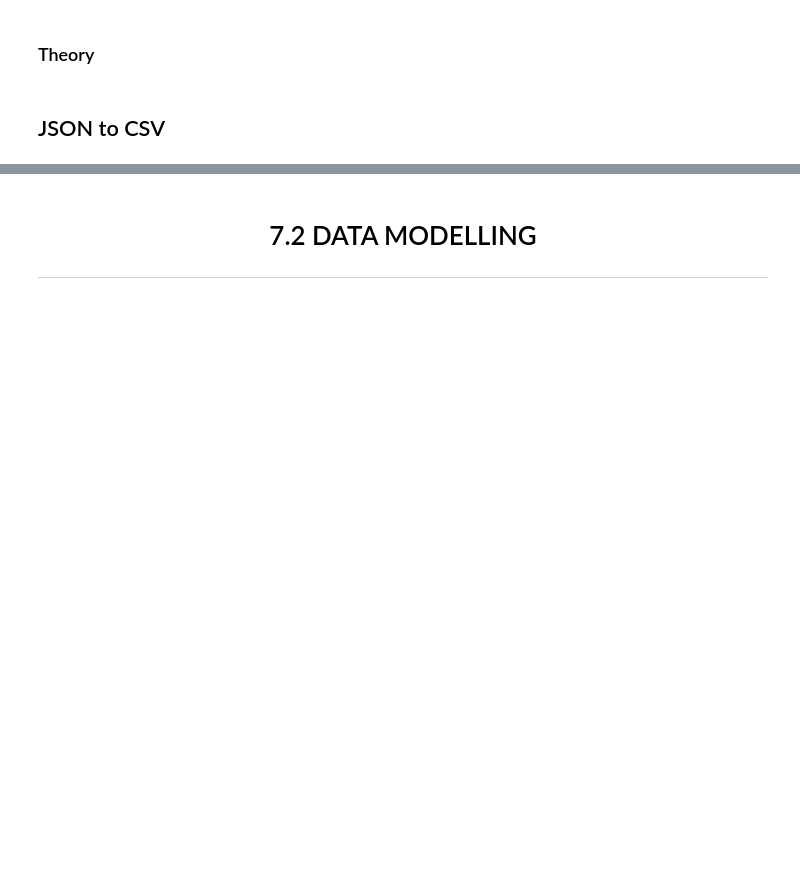
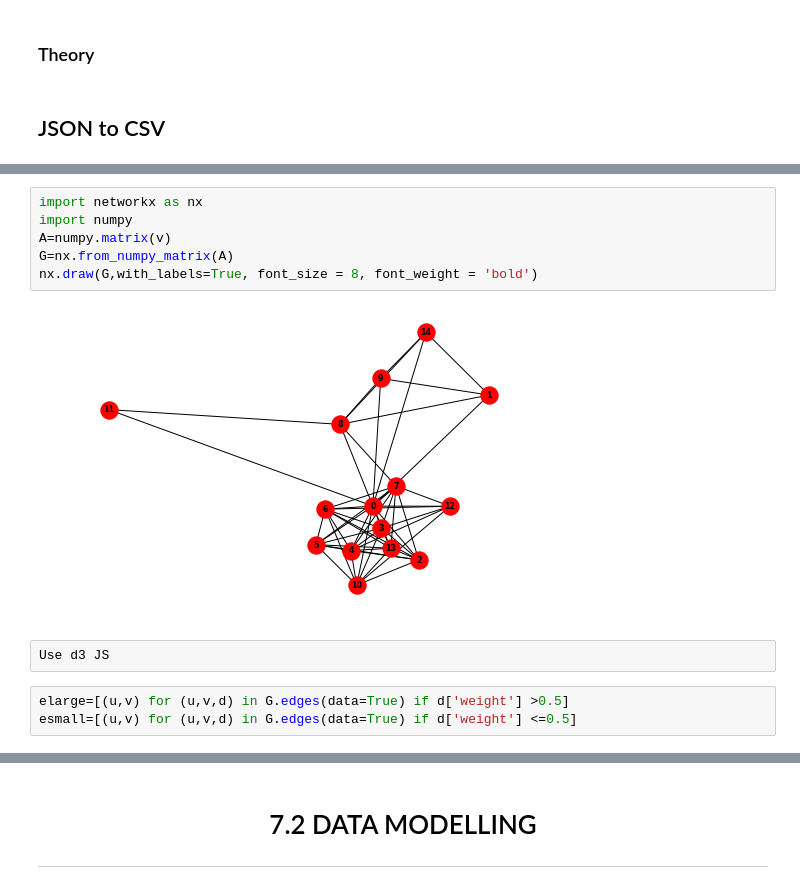
Before and after one commit to vyster/Data-Taxonomy-GraphDB-, a Jupyter notebook: Data Taxonomy [GraphDB].ipynb, the cells around one changed output, grey strips where cells are left out. Saved outputs shown, nothing was run; the diff lists cells and outputs as text; blank space fills up the shorter version.

```diff
--- a/Data Taxonomy [GraphDB].ipynb
+++ b/Data Taxonomy [GraphDB].ipynb
@@ -263,0 +799,13 @@ Average degree:   1.5000
+# %%
+import networkx as nx
+import numpy
+A=numpy.matrix(v)
+G=nx.from_numpy_matrix(A)
+nx.draw(G,with_labels=True, font_size = 8, font_weight = 'bold')
+# %% [output]
+[figure, added]
+# %%
+Use d3 JS
+# %%
+elarge=[(u,v) for (u,v,d) in G.edges(data=True) if d['weight'] >0.5]
+esmall=[(u,v) for (u,v,d) in G.edges(data=True) if d['weight'] <=0.5]
```
Also changed, not shown: parts of 91 cells of this notebook, 1 other file.
